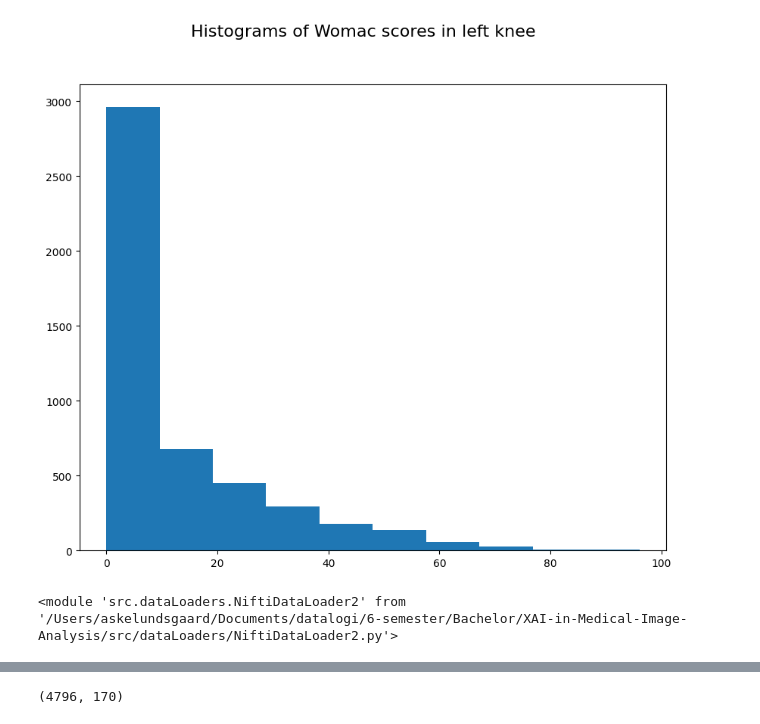
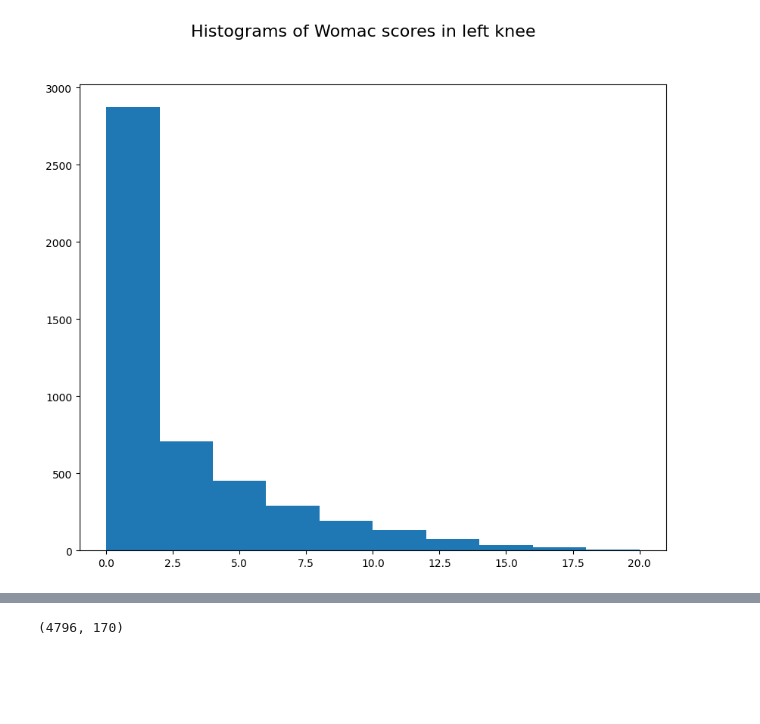
Before and after one commit to a-lundsgaard/XAI-in-Medical-Image-Analysis, a Jupyter notebook: notebooks/magnus_notebook.ipynb, the cells around one changed output, grey strips where cells are left out. Cells and saved outputs as stored; diff of their text form; code cells hidden in the pictures; blank space fills up the shorter version.

```diff
--- a/notebooks/magnus_notebook.ipynb
+++ b/notebooks/magnus_notebook.ipynb
@@ -19,8 +19,7 @@ data_path = '../datasets/meta_data/' + meta_folder
 visit = 0
 
 processor = PatientDataProcessor(base_path=data_path)
-# processor.create_meta_data_for_visit(visit_no=visit)
 processor.load_all_visits()
-data = processor.get_data()
+data = processor.get_all_clinical_data()
 # processor.get_data()["V11WOMKPL"].unique()
 # %% [output]
@@ -46,12 +67,7 @@ plt.show()
 # %%
-womac_left_knee = data['V00WOMTSL']
+womac_left_knee = data['V00WOMKPL']
 womac_left_knee.hist(bins=10, figsize=(10, 8), grid=False)
 plt.suptitle('Histograms of Womac scores in left knee', fontsize=16)
 plt.show()
 # %% [output]
-[figure, old version]
+[figure, new version]
-# %%
-from src.dataLoaders.NiftiDataLoader2 import NiftiDataLoader
-importlib.reload(sys.modules['src.dataLoaders.NiftiDataLoader2'])
-# %% [output]
-<module 'src.dataLoaders.NiftiDataLoader2' from '/Users/askelundsgaard/Documents/datalogi/6-semester/Bachelor/XAI-in-Medical-Image-Analysis/src/dataLoaders/NiftiDataLoader2.py'>
```
Also changed, not shown: parts of 7 cells of this notebook, 1 other file.
